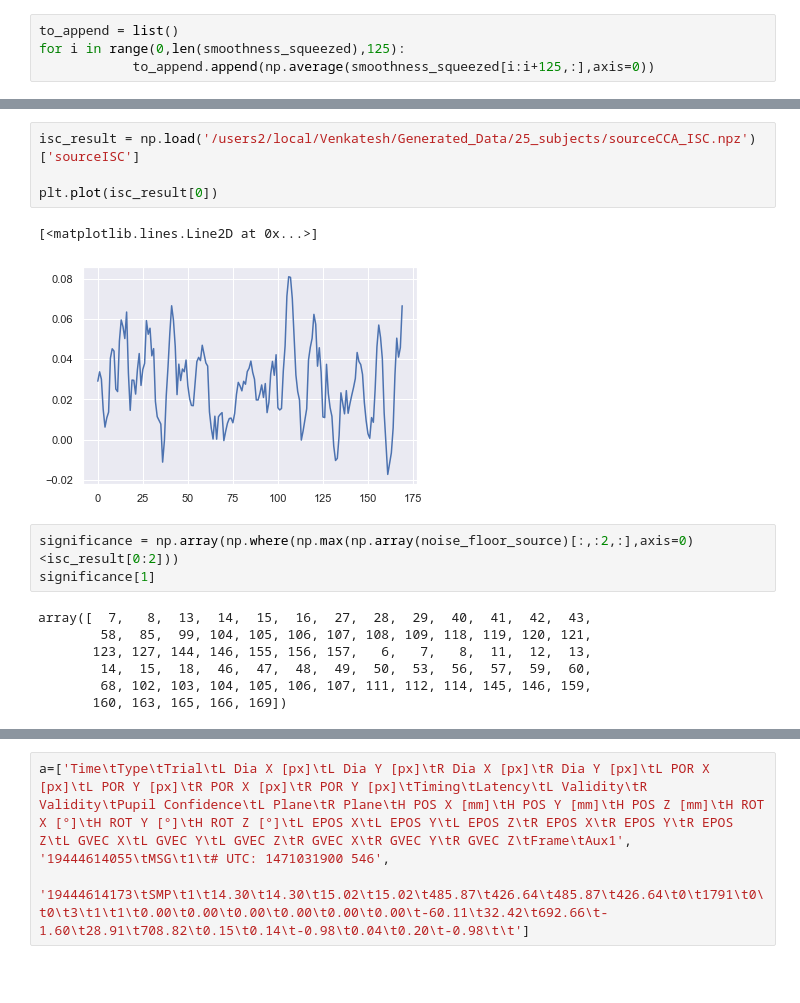
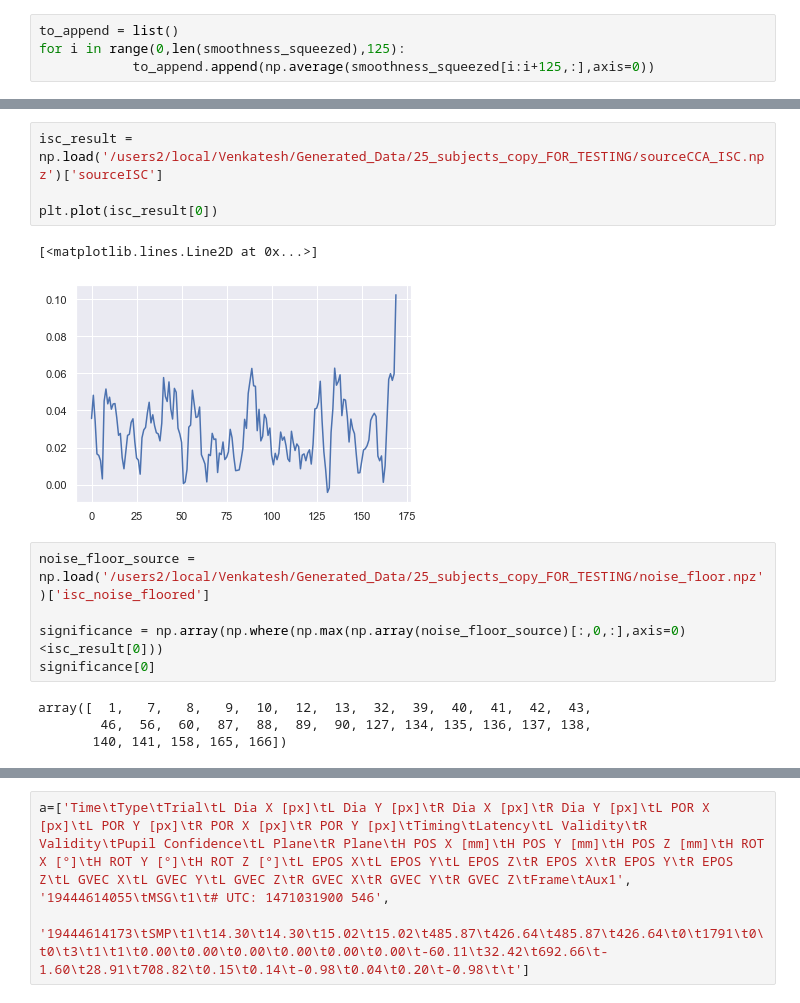
Before and after one commit to venkateshness/Internship_HBN, a Jupyter notebook: Graph-related_analysis/Functional_graph_setup/Preprocessing.ipynb, the cells around one changed output, grey strips where cells are left out. Cells and saved outputs as stored; diff of their text form; blank space fills up the shorter version.

```diff
--- a/Graph-related_analysis/Functional_graph_setup/Preprocessing.ipynb
+++ b/Graph-related_analysis/Functional_graph_setup/Preprocessing.ipynb
@@ -365,20 +373,19 @@ plt.fill_between(range(170),to_plot-sem,to_plot+sem, alpha=.3)
 # %%
-isc_result = np.load('/users2/local/Venkatesh/Generated_Data/25_subjects/sourceCCA_ISC.npz')['sourceISC']
+isc_result = np.load('/users2/local/Venkatesh/Generated_Data/25_subjects_copy_FOR_TESTING/sourceCCA_ISC.npz')['sourceISC']
 
 plt.plot(isc_result[0])
 # %% [output]
 [<matplotlib.lines.Line2D at 0x...>]
-[figure, old version]
+[figure, new version]
 # %%
-significance = np.array(np.where(np.max(np.array(noise_floor_source)[:,:2,:],axis=0)<isc_result[0:2]))
-significance[1]
+noise_floor_source = np.load('/users2/local/Venkatesh/Generated_Data/25_subjects_copy_FOR_TESTING/noise_floor.npz')['isc_noise_floored']
+
+significance = np.array(np.where(np.max(np.array(noise_floor_source)[:,0,:],axis=0)<isc_result[0]))
+significance[0]
 # %% [output]
-array([  7,   8,  13,  14,  15,  16,  27,  28,  29,  40,  41,  42,  43,
-        58,  85,  99, 104, 105, 106, 107, 108, 109, 118, 119, 120, 121,
-       123, 127, 144, 146, 155, 156, 157,   6,   7,   8,  11,  12,  13,
-        14,  15,  18,  46,  47,  48,  49,  50,  53,  56,  57,  59,  60,
-        68, 102, 103, 104, 105, 106, 107, 111, 112, 114, 145, 146, 159,
-       160, 163, 165, 166, 169])
+array([  1,   7,   8,   9,  10,  12,  13,  32,  39,  40,  41,  42,  43,
+        46,  56,  60,  87,  88,  89,  90, 127, 134, 135, 136, 137, 138,
+       140, 141, 158, 165, 166])
 # %%
 # create figure and axis objects with subplots()
 import numpy as np
```
Also changed, not shown: parts of 13 cells of this notebook, 2 other files.
